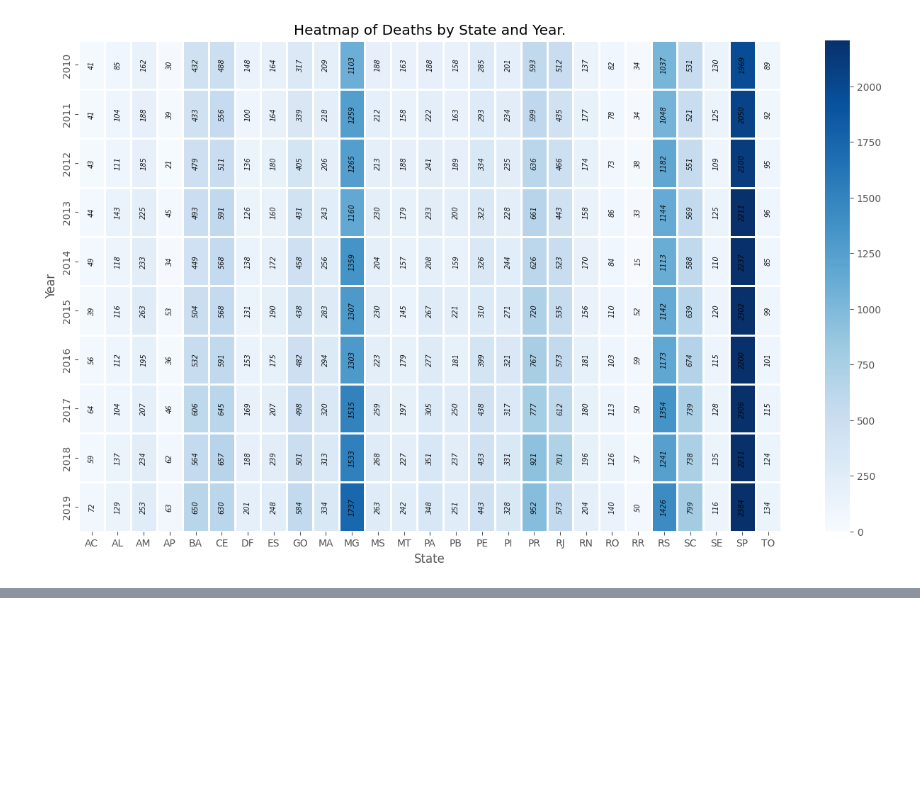
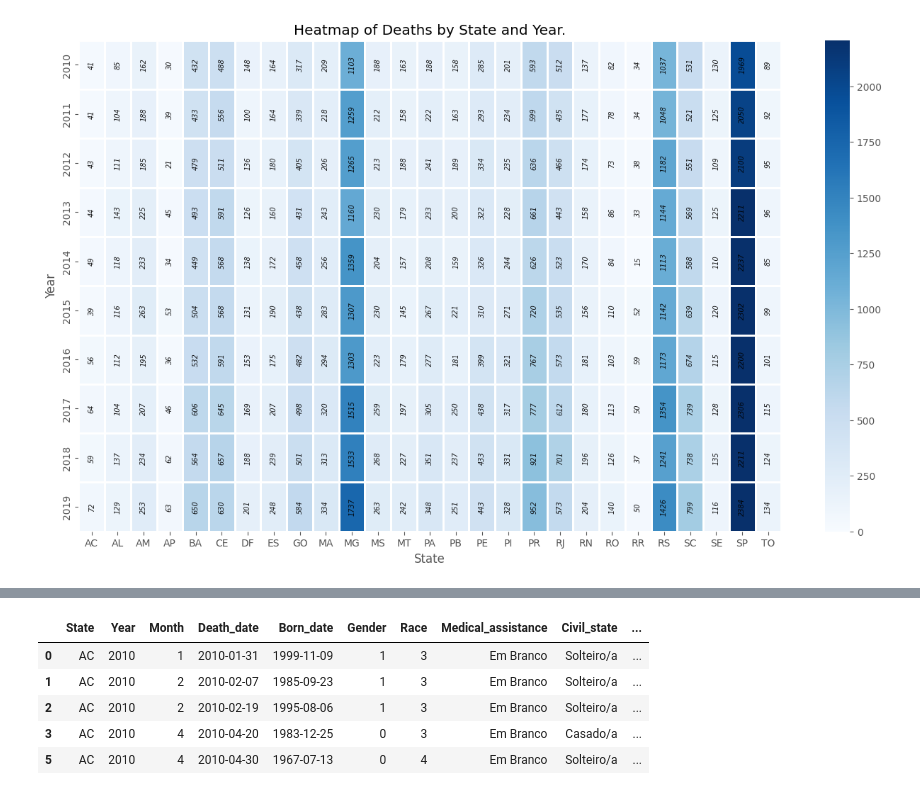
Before and after one commit to MarcondsRezende/Datasus_ds, a Jupyter notebook: Suicide_2010_2019/datasus_suicide_python.ipynb, the cells around one changed output, grey strips where cells are left out. Saved outputs shown, nothing was run; the diff lists cells and outputs as text; code cells hidden in the pictures; blank space fills up the shorter version.

```diff
--- a/Suicide_2010_2019/datasus_suicide_python.ipynb
+++ b/Suicide_2010_2019/datasus_suicide_python.ipynb
@@ -462,0 +504,9 @@ plt.show()
+# %%
+df.head()
+# %% [output]
+|  | State | Year | Month | Death_date | Born_date | Gender | Race | Medical_assistance | Civil_state | ... |
+| 0 | AC | 2010 | 1 | 2010-01-31 | 1999-11-09 | 1 | 3 | Em Branco | Solteiro/a | ... |
+| 1 | AC | 2010 | 2 | 2010-02-07 | 1985-09-23 | 1 | 3 | Em Branco | Solteiro/a | ... |
+| 2 | AC | 2010 | 2 | 2010-02-19 | 1995-08-06 | 1 | 3 | Em Branco | Solteiro/a | ... |
+| 3 | AC | 2010 | 4 | 2010-04-20 | 1983-12-25 | 0 | 3 | Em Branco | Casado/a | ... |
+| 5 | AC | 2010 | 4 | 2010-04-30 | 1967-07-13 | 0 | 4 | Em Branco | Solteiro/a | ... |
```
Also changed, not shown: parts of 13 cells of this notebook.
